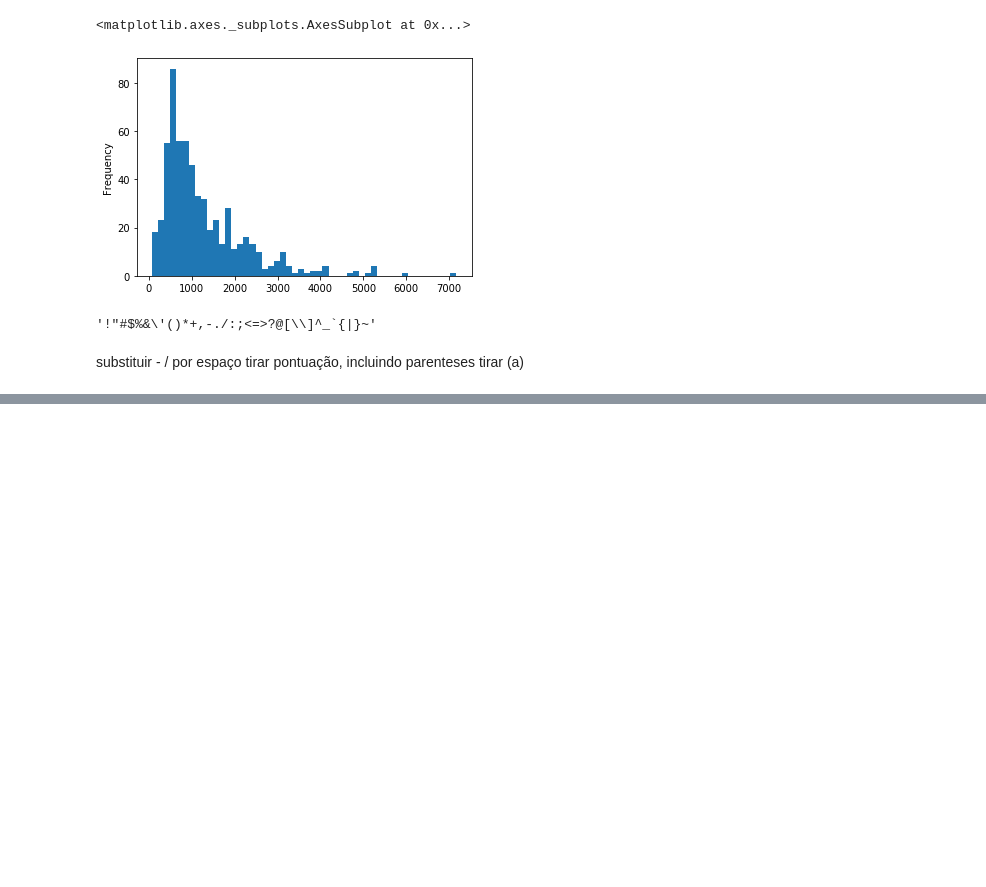
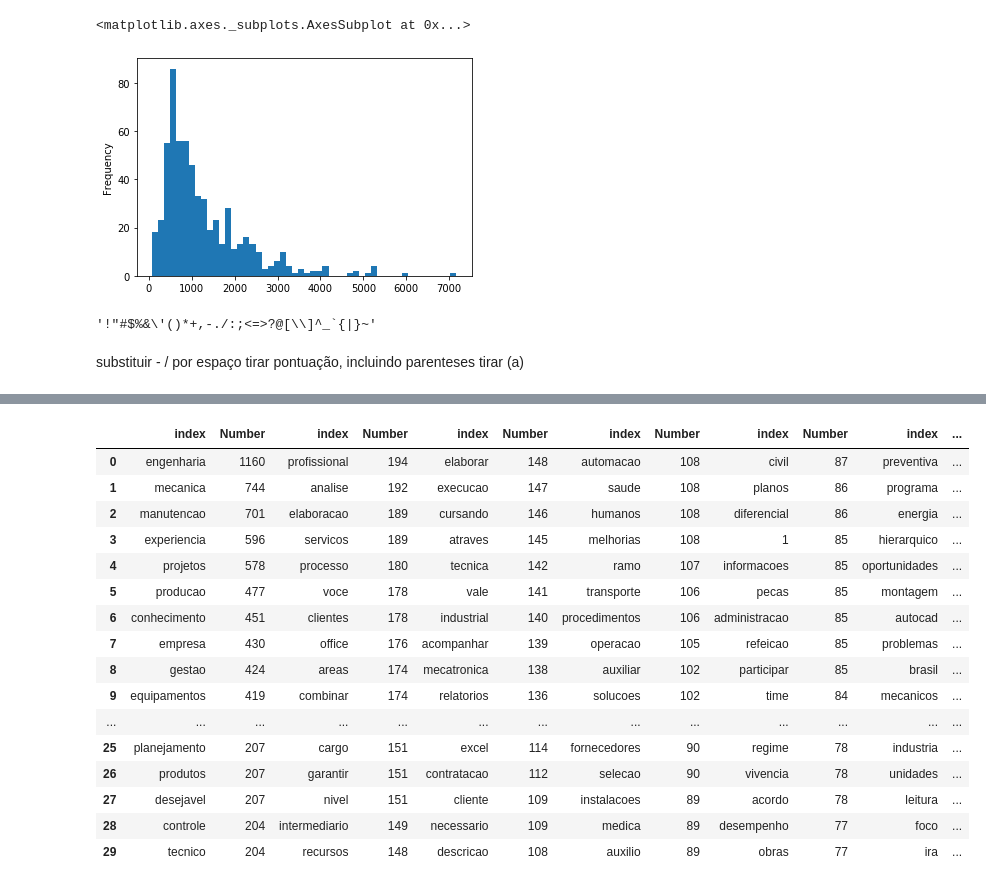
Before and after one commit to marcellohro-hub/Linkedin_scraping-and-analysis, a Jupyter notebook: Analysis.ipynb, the cells around one changed output, grey strips where cells are left out. Saved outputs shown, nothing was run; the diff lists cells and outputs as text; code cells hidden in the pictures; blank space fills up the shorter version.

```diff
--- a/Analysis.ipynb
+++ b/Analysis.ipynb
@@ -231,0 +270,28 @@ stopwords[0:10] ##show some stopwords
+# %%
+words=pd.DataFrame({'Number': lst})
+# %%
+top=pd.DataFrame()
+# %%
+for i in range(0,6):
+    lim=30
+    top=pd.concat([top,pd.DataFrame(words['Number'].value_counts()[(i*lim):(i*lim+lim)]).reset_index()],axis=1)
+# %%
+top
+# %% [output]
+|  | index | Number | index | Number | index | Number | index | Number | index | Number | index | ... |
+| 0 | engenharia | 1160 | profissional | 194 | elaborar | 148 | automacao | 108 | civil | 87 | preventiva | ... |
+| 1 | mecanica | 744 | analise | 192 | execucao | 147 | saude | 108 | planos | 86 | programa | ... |
+| 2 | manutencao | 701 | elaboracao | 189 | cursando | 146 | humanos | 108 | diferencial | 86 | energia | ... |
+| 3 | experiencia | 596 | servicos | 189 | atraves | 145 | melhorias | 108 | 1 | 85 | hierarquico | ... |
+| 4 | projetos | 578 | processo | 180 | tecnica | 142 | ramo | 107 | informacoes | 85 | oportunidades | ... |
+| 5 | producao | 477 | voce | 178 | vale | 141 | transporte | 106 | pecas | 85 | montagem | ... |
+| 6 | conhecimento | 451 | clientes | 178 | industrial | 140 | procedimentos | 106 | administracao | 85 | autocad | ... |
+| 7 | empresa | 430 | office | 176 | acompanhar | 139 | operacao | 105 | refeicao | 85 | problemas | ... |
+| 8 | gestao | 424 | areas | 174 | mecatronica | 138 | auxiliar | 102 | participar | 85 | brasil | ... |
+| 9 | equipamentos | 419 | combinar | 174 | relatorios | 136 | solucoes | 102 | time | 84 | mecanicos | ... |
+| ... | ... | ... | ... | ... | ... | ... | ... | ... | ... | ... | ... | ... |
+| 25 | planejamento | 207 | cargo | 151 | excel | 114 | fornecedores | 90 | regime | 78 | industria | ... |
+| 26 | produtos | 207 | garantir | 151 | contratacao | 112 | selecao | 90 | vivencia | 78 | unidades | ... |
+| 27 | desejavel | 207 | nivel | 151 | cliente | 109 | instalacoes | 89 | acordo | 78 | leitura | ... |
+| 28 | controle | 204 | intermediario | 149 | necessario | 109 | medica | 89 | desempenho | 77 | foco | ... |
+| 29 | tecnico | 204 | recursos | 148 | descricao | 108 | auxilio | 89 | obras | 77 | ira | ... |
```
Also changed, not shown: parts of 32 cells of this notebook.
